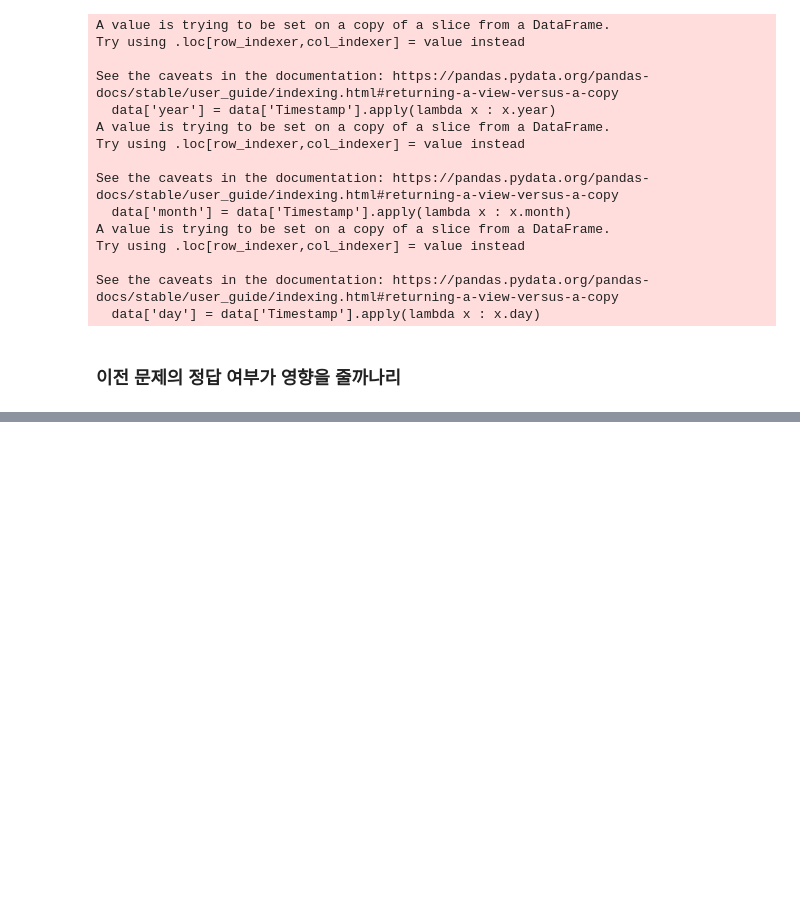
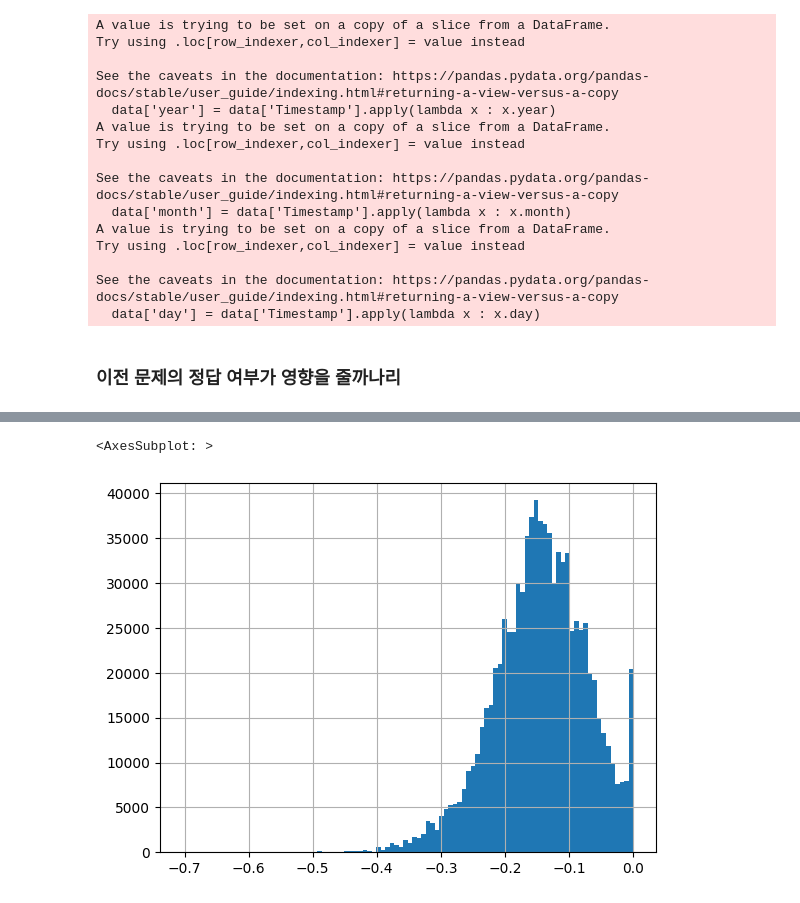
Before and after one commit to boostcampaitech4lv23recsys2/level2_dkt_recsys-level2-recsys-08, a Jupyter notebook: EDA/EDA_juj.ipynb, the cells around one changed output, grey strips where cells are left out. Drawn from its saved outputs; the diff is of its cells as text; code cells hidden in the pictures; blank space fills up the shorter version.

```diff
--- a/EDA/EDA_juj.ipynb
+++ b/EDA/EDA_juj.ipynb
@@ -430,0 +418,5 @@ df.drop(columns = 'ar',inplace =True)
+# %%
+df[df['prev_answer_rate']<0]['prev_answer_rate'].hist(bins = 100)
+# %% [output]
+<AxesSubplot: >
+[figure, added]
```
Also changed, not shown: parts of 7 cells of this notebook, 3 other files.
